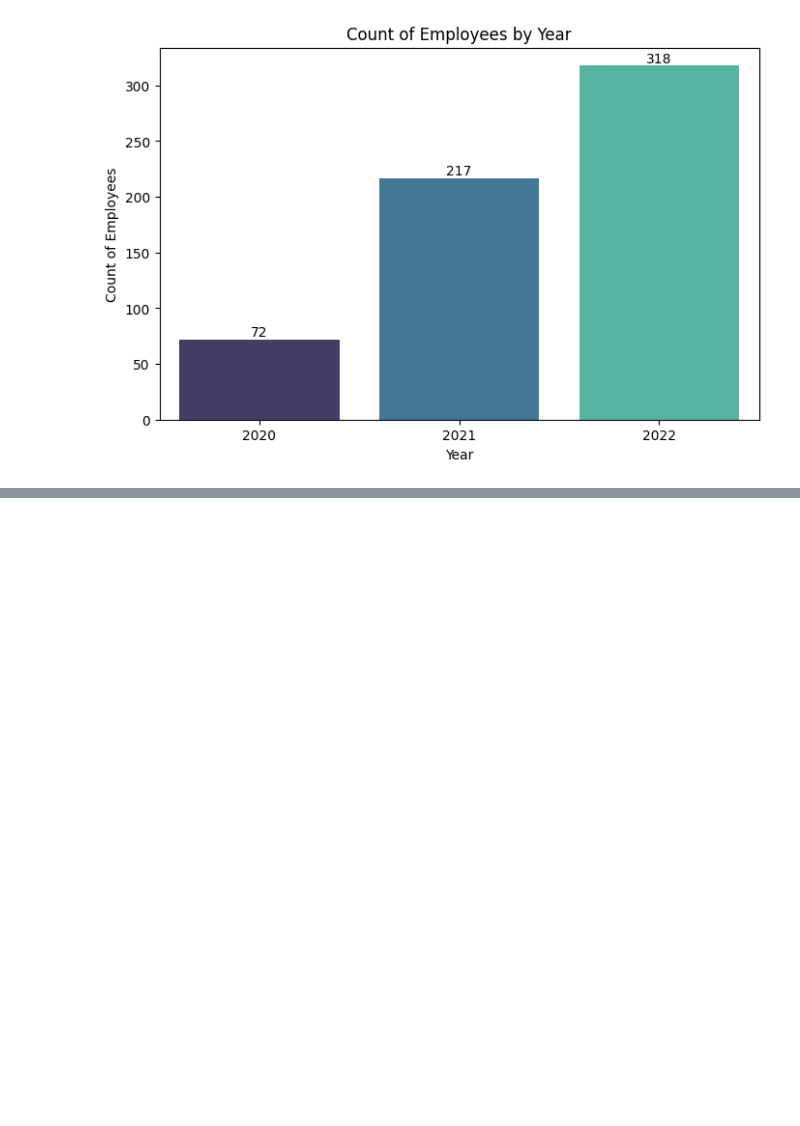
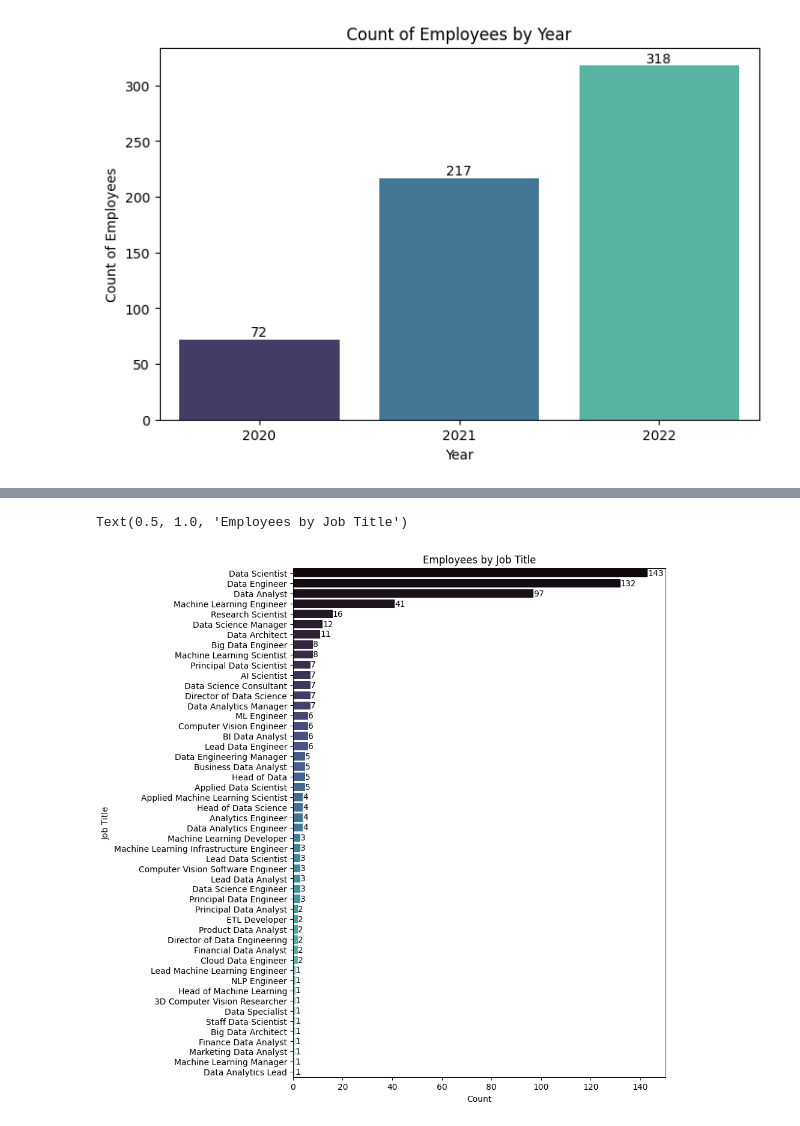
Before and after one commit to kayodeolusanya/Data-Scientist-Salaries-Python-, a Jupyter notebook: Data_Scientist.ipynb, the cells around one changed output, grey strips where cells are left out. Saved outputs shown, nothing was run; the diff lists cells and outputs as text; code cells hidden in the pictures; blank space fills up the shorter version.

```diff
--- a/Data_Scientist.ipynb
+++ b/Data_Scientist.ipynb
@@ -109,0 +113,11 @@ plt.title('Default Status of Customers')
+# %%
+plt.figure(figsize=(8,11))
+jt = sns.countplot(y=df["job_title"], order=df["job_title"].value_counts(ascending= False).index, palette='mako')
+values = df['job_title'].value_counts(ascending=False).values
+jt.bar_label(container=jt.containers[0], labels=values);
+plt.ylabel('Job Title')
+plt.xlabel('Count')
+plt.title('Employees by Job Title')
+# %% [output]
+Text(0.5, 1.0, 'Employees by Job Title')
+[figure, added]
```
Also changed, not shown: parts of 10 cells of this notebook.
